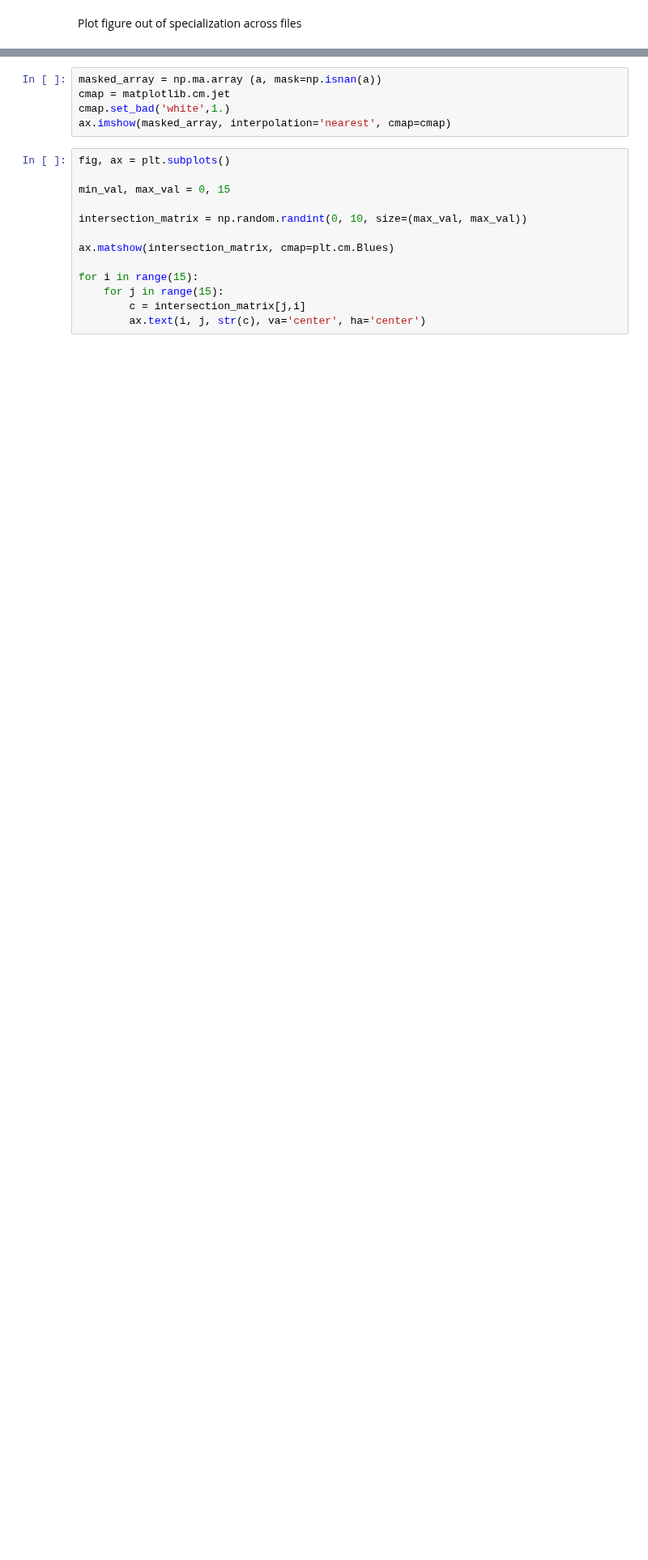
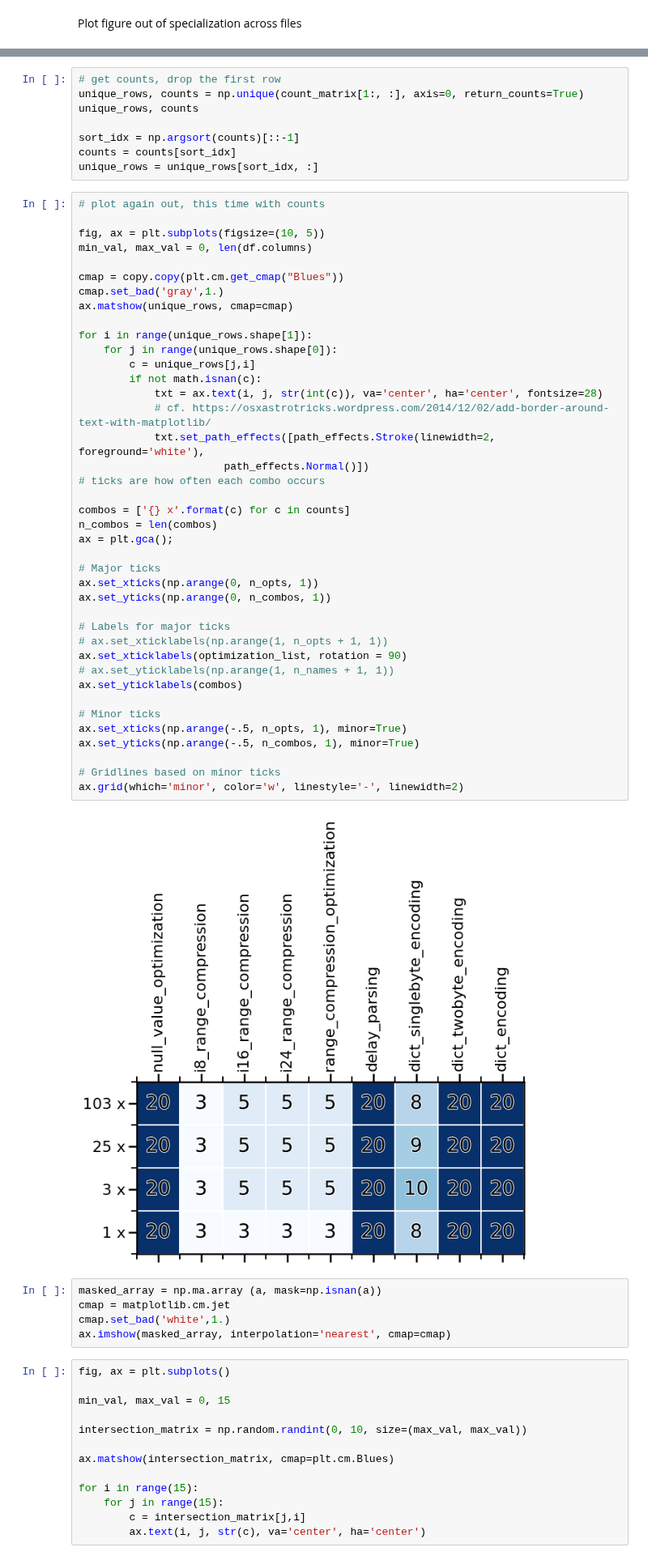
Before and after one commit to tuplex/tuplex, a Jupyter notebook: benchmarks/nextconf/hyperspecialization/flights/notebooks/01_generate_efficient_C++_code.ipynb, the cells around one changed output, grey strips where cells are left out. Shown at 81% size. Drawn from its saved outputs; the diff is of its cells as text; blank space fills up the shorter version.

```diff
--- a/benchmarks/nextconf/hyperspecialization/flights/notebooks/01_generate_efficient_C++_code.ipynb
+++ b/benchmarks/nextconf/hyperspecialization/flights/notebooks/01_generate_efficient_C++_code.ipynb
@@ -284,3 +371,53 @@ names
+# %%
+# get counts, drop the first row
+unique_rows, counts = np.unique(count_matrix[1:, :], axis=0, return_counts=True)
+unique_rows, counts
+
+sort_idx = np.argsort(counts)[::-1]
+counts = counts[sort_idx]
+unique_rows = unique_rows[sort_idx, :]
+# %%
+# plot again out, this time with counts
+
+fig, ax = plt.subplots(figsize=(10, 5))
+min_val, max_val = 0, len(df.columns)
+
+cmap = copy.copy(plt.cm.get_cmap("Blues"))
+cmap.set_bad('gray',1.)
+ax.matshow(unique_rows, cmap=cmap)
+
+for i in range(unique_rows.shape[1]):
+    for j in range(unique_rows.shape[0]):
+        c = unique_rows[j,i]
+        if not math.isnan(c):
+            txt = ax.text(i, j, str(int(c)), va='center', ha='center', fontsize=28)
+            # cf. https://osxastrotricks.wordpress.com/2014/12/02/add-border-around-text-with-matplotlib/
+            txt.set_path_effects([path_effects.Stroke(linewidth=2, foreground='white'),
+                       path_effects.Normal()])
+# ticks are how often each combo occurs
+
+combos = ['{} x'.format(c) for c in counts]
+n_combos = len(combos)
+ax = plt.gca();
+
+# Major ticks
+ax.set_xticks(np.arange(0, n_opts, 1))
+ax.set_yticks(np.arange(0, n_combos, 1))
+
+# Labels for major ticks
+# ax.set_xticklabels(np.arange(1, n_opts + 1, 1))
+ax.set_xticklabels(optimization_list, rotation = 90)
+# ax.set_yticklabels(np.arange(1, n_names + 1, 1))
+ax.set_yticklabels(combos)
+
+# Minor ticks
+ax.set_xticks(np.arange(-.5, n_opts, 1), minor=True)
+ax.set_yticks(np.arange(-.5, n_combos, 1), minor=True)
+
+# Gridlines based on minor ticks
+ax.grid(which='minor', color='w', linestyle='-', linewidth=2)
+# %% [output]
+[figure, added]
 # %%
 masked_array = np.ma.array (a, mask=np.isnan(a))
 cmap = matplotlib.cm.jet
```
Also changed, not shown: parts of 21 cells of this notebook, 3 other files.
